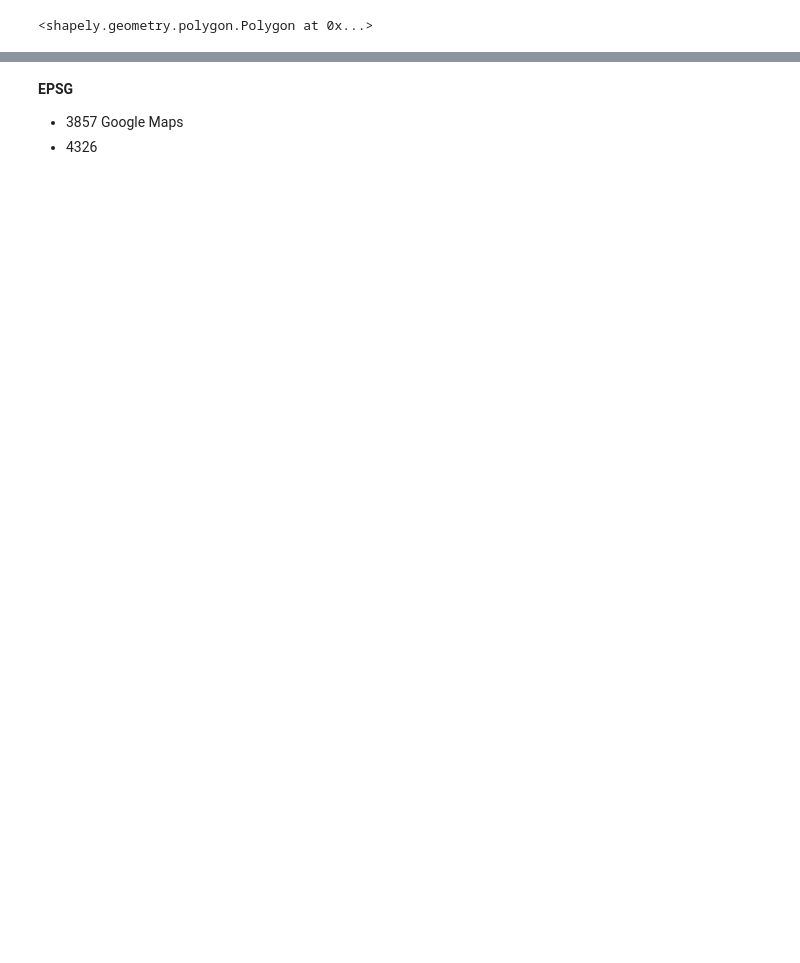
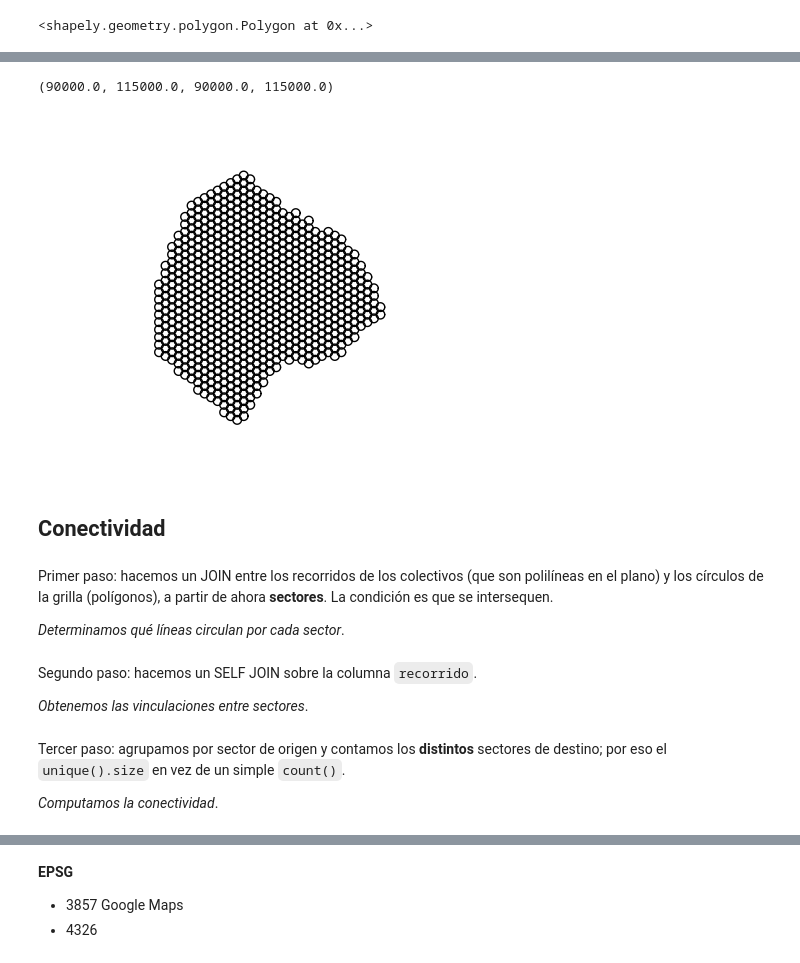
Before and after one commit to matiasbattocchia/bondis, a Jupyter notebook: Bondis.ipynb, the cells around one changed output, grey strips where cells are left out. Drawn from its saved outputs; the diff is of its cells as text; code cells hidden in the pictures; blank space fills up the shorter version.

```diff
--- a/Bondis.ipynb
+++ b/Bondis.ipynb
@@ -102,2 +131,14 @@ c = gpd.GeoDataFrame(crs=bondis.crs, geometry=h.centroid.buffer(R)) # radio cír
+# %%
+c.plot(facecolor='#ffffff')
+plt.axis('off')
+# %% [output]
+(90000.0, 115000.0, 90000.0, 115000.0)
+[figure, added]
+# %% [markdown]
+## Conectividad
+# %% [markdown]
+Primer paso: hacemos un JOIN entre los recorridos de los colectivos (que son polilíneas en el plano) y los círculos de la grilla (polígonos), a partir de ahora **sectores**. La condición es que se intersequen.
+
+_Determinamos qué líneas circulan por cada sector_.
 # %%
 guía_t = gpd.sjoin(c, bondis, how='inner', op='intersects')
@@ -107,2 +149,6 @@ guía_t = guía_t[['radio','recorrido']]
+# %% [markdown]
+Segundo paso: hacemos un SELF JOIN sobre la columna `recorrido`.
+
+_Obtenemos las vinculaciones entre sectores_.
 # %%
 tt = pd.merge(guía_t, guía_t, on='recorrido', suffixes=('_origen', '_destino'))
@@ -110 +157,5 @@ tt = tt[tt.radio_origen != tt.radio_destino]
+# %% [markdown]
+Tercer paso: agrupamos por sector de origen y contamos los **distintos** sectores de destino; por eso el `unique().size` en vez de un simple `count()`.
+
+_Computamos la conectividad_.
 # %%
```
Also changed, not shown: parts of 27 cells of this notebook, 1 other file.
